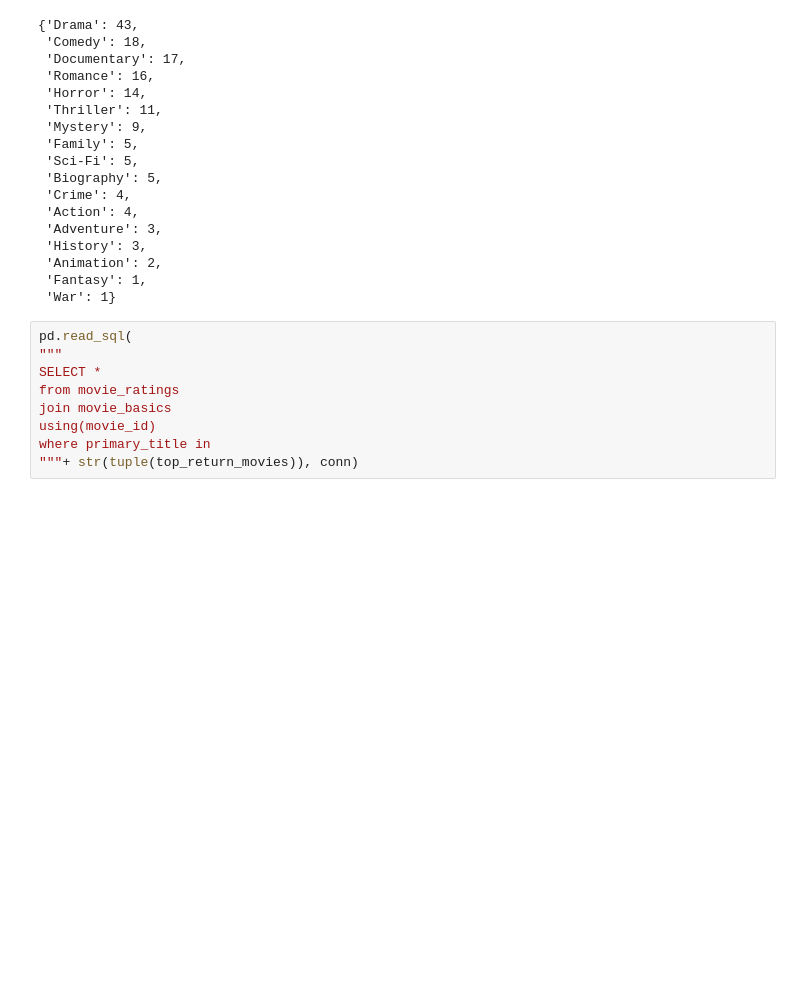
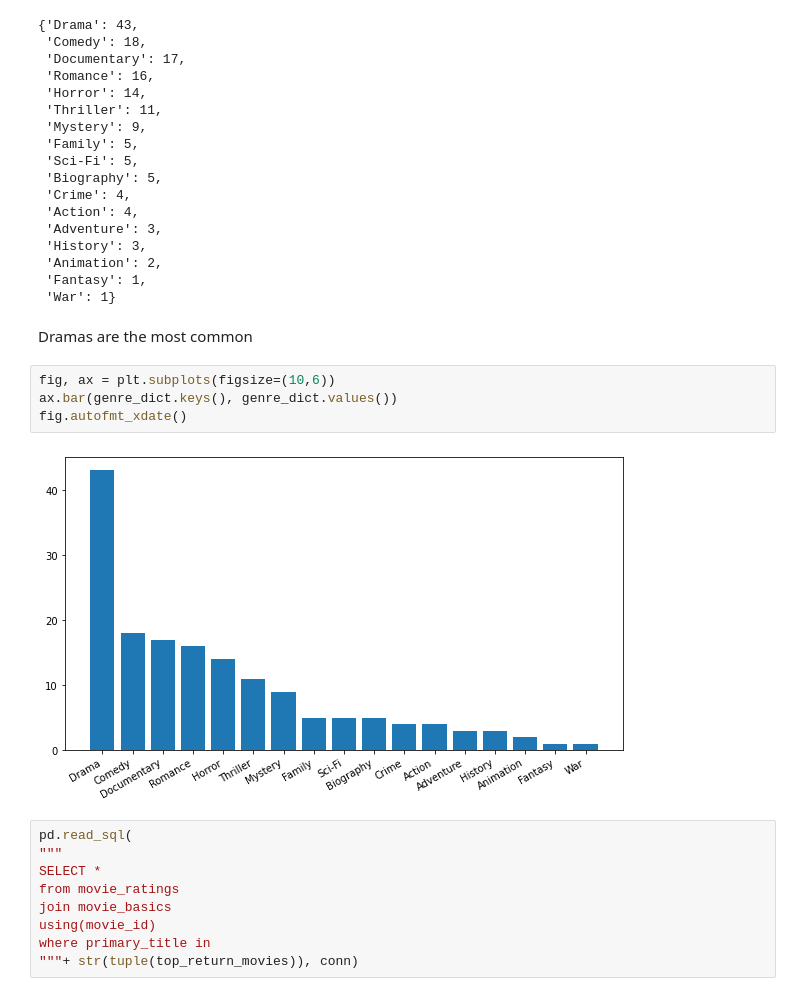
Before and after one commit to Zxhjlk/Phase2Project, a Jupyter notebook: notebooks/eddie_data_analysis.ipynb, the cells around one changed output. Saved outputs shown, nothing was run; the diff lists cells and outputs as text; blank space fills up the shorter version.

```diff
--- a/notebooks/eddie_data_analysis.ipynb
+++ b/notebooks/eddie_data_analysis.ipynb
@@ -207,6 +210,14 @@ genre_dict
  'Animation': 2,
  'Fantasy': 1,
  'War': 1}
+# %% [markdown]
+Dramas are the most common
+# %%
+fig, ax = plt.subplots(figsize=(10,6))
+ax.bar(genre_dict.keys(), genre_dict.values())
+fig.autofmt_xdate()
+# %% [output]
+[figure, added]
 # %%
 pd.read_sql(
 """
```
Also changed, not shown: parts of 1 cell of this notebook, 3 other files.
